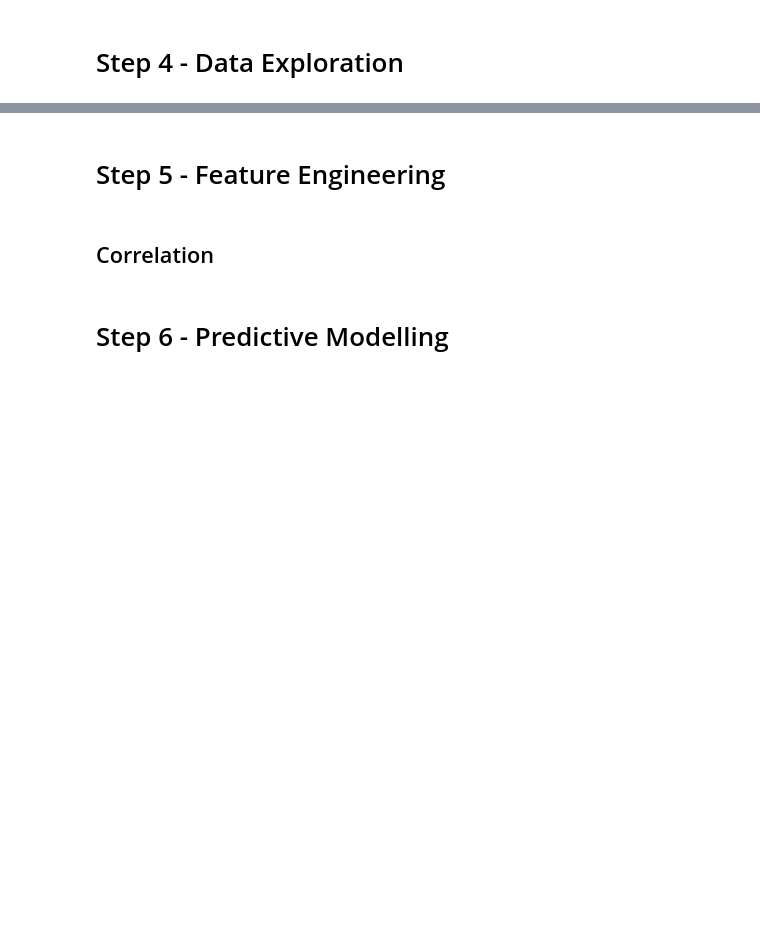
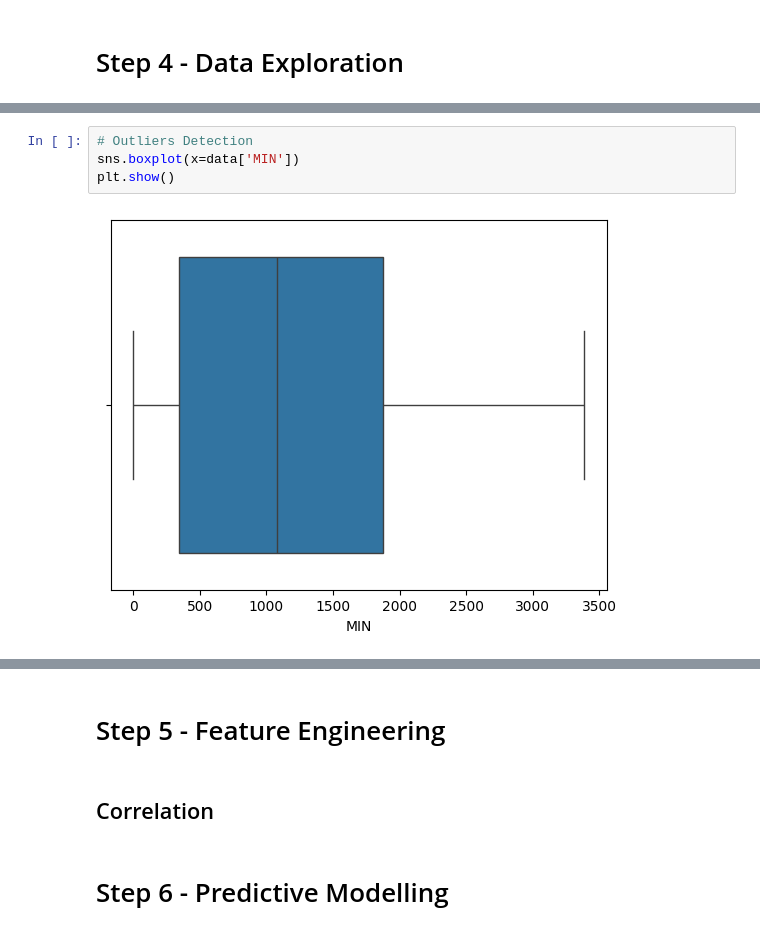
Before and after one commit to HenriqueJoanoni/data-science-ca2, a Jupyter notebook: nba_data_mining.ipynb, the cells around one changed output, grey strips where cells are left out. Saved outputs shown, nothing was run; the diff lists cells and outputs as text; blank space fills up the shorter version.

```diff
--- a/nba_data_mining.ipynb
+++ b/nba_data_mining.ipynb
@@ -375,0 +419,6 @@ Name: FG3A, dtype: float64
+# %%
+# Outliers Detection
+sns.boxplot(x=data['MIN'])
+plt.show()
+# %% [output]
+[figure, added]
```
Also changed, not shown: parts of 8 cells of this notebook, 1 other file.
